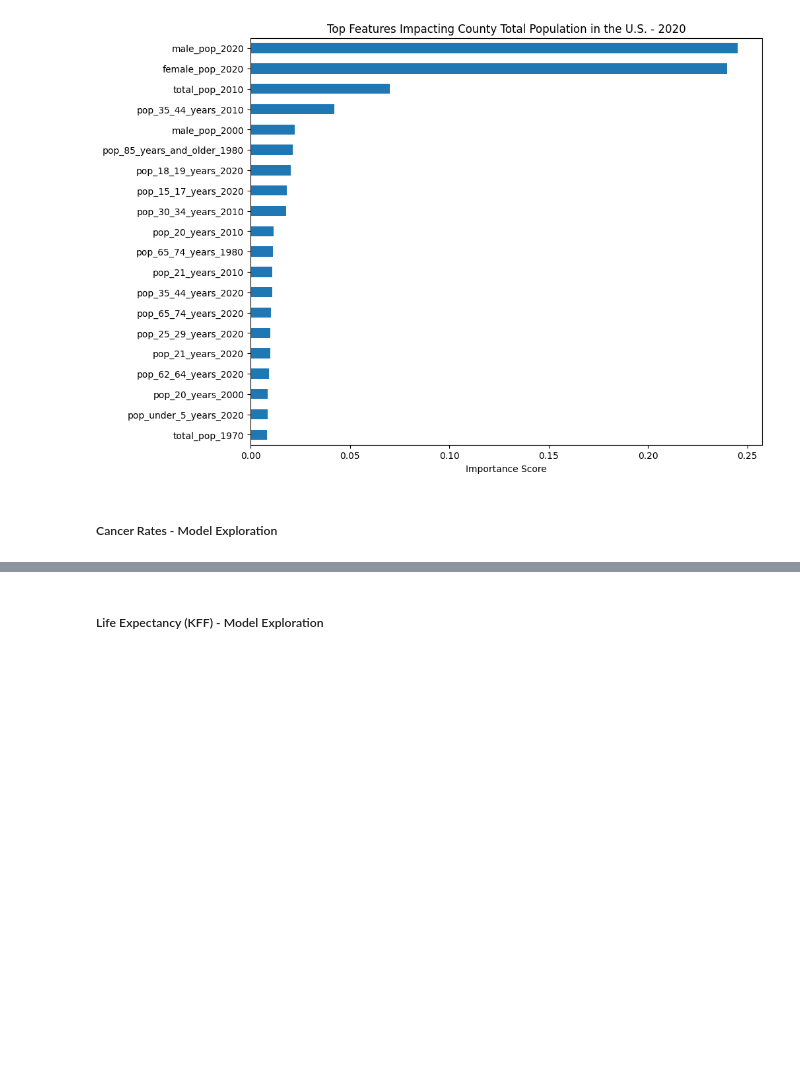
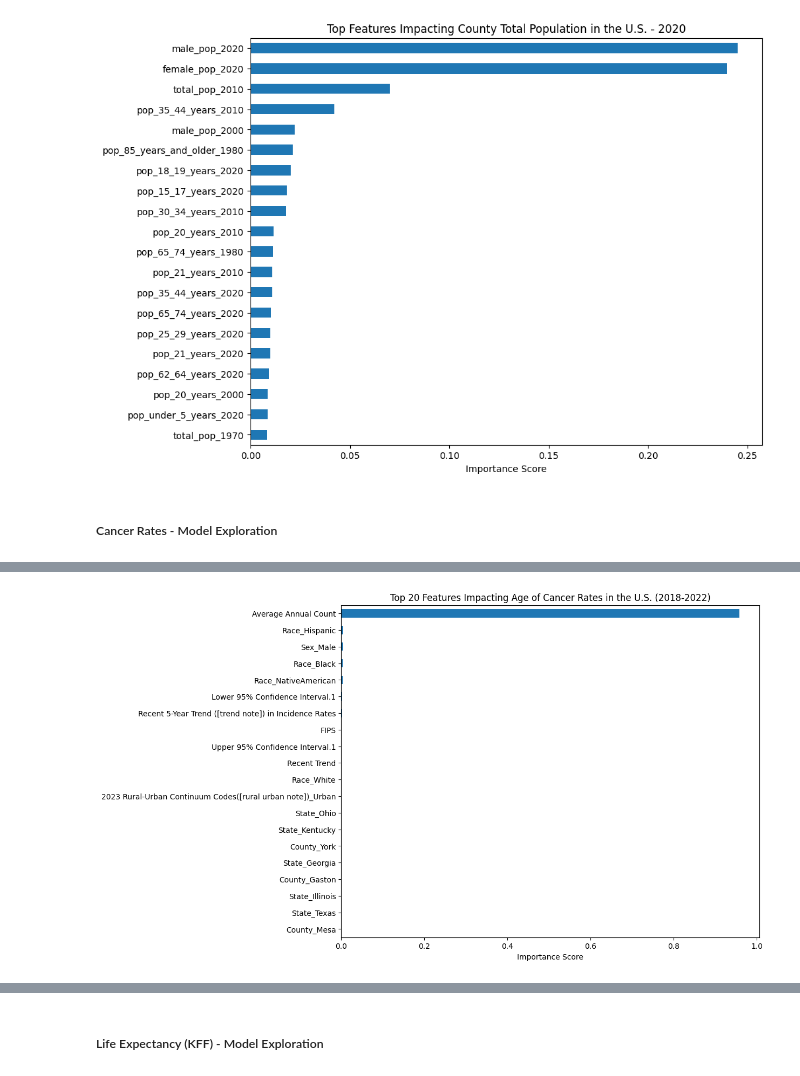
Before and after one commit to aidandig/DX699-ModB2, a Jupyter notebook: Homework/OMDS-ModB2-Week11-DiGregorio-Aidan.ipynb, the cells around one changed output, grey strips where cells are left out. Cells and saved outputs as stored; diff of their text form; code cells hidden in the pictures; blank space fills up the shorter version.

```diff
--- a/Homework/OMDS-ModB2-Week11-DiGregorio-Aidan.ipynb
+++ b/Homework/OMDS-ModB2-Week11-DiGregorio-Aidan.ipynb
@@ -759,0 +866,19 @@ cancer_rates.head()
+# %%
+data = pd.read_csv("..\Projects\Health Disparities Analytics\Processed Data\cancer_rates_encoded.csv")
+
+num_cols = data.select_dtypes(include='number').columns
+cat_cols = data.select_dtypes(exclude='number').columns
+
+# Fill remaining numerical NaN samples with median value to avoid skewing data
+data[num_cols] = data[num_cols].fillna(data[num_cols].median())
+
+# Fill remaining categorical NaN samples with mode value
+data[cat_cols] = data[cat_cols].fillna(data[cat_cols].mode().iloc[0])
+
+
+# Identify Features and Target Variable
+X = data.drop(columns=['Age-Adjusted Incidence Rate([rate note]) - cases per 100,000', 'Lower 95% Confidence Interval', 'Upper 95% Confidence Interval'])
+y = data['Age-Adjusted Incidence Rate([rate note]) - cases per 100,000']
+
+# Split Data into Train and Test Sets and Standardize
+X_train, X_test, y_train, y_test = train_test_split(X, y, test_size=0.2, random_state=random_state)
@@ -759,0 +902,12 @@ cancer_rates.head()
+# %%
+forest_model.fit(X_train, y_train)
+
+important_features = pd.Series(forest_model.feature_importances_, index=X_train.columns)
+top_features = important_features.nlargest(20)
+
+top_features.sort_values().plot(kind='barh', figsize=(10, 8))
+plt.title("Top 20 Features Impacting Age of Cancer Rates in the U.S. (2018-2022)")
+plt.xlabel("Importance Score")
+plt.show()
+# %% [output]
+[figure, added]
```
Also changed, not shown: parts of 12 cells of this notebook.
